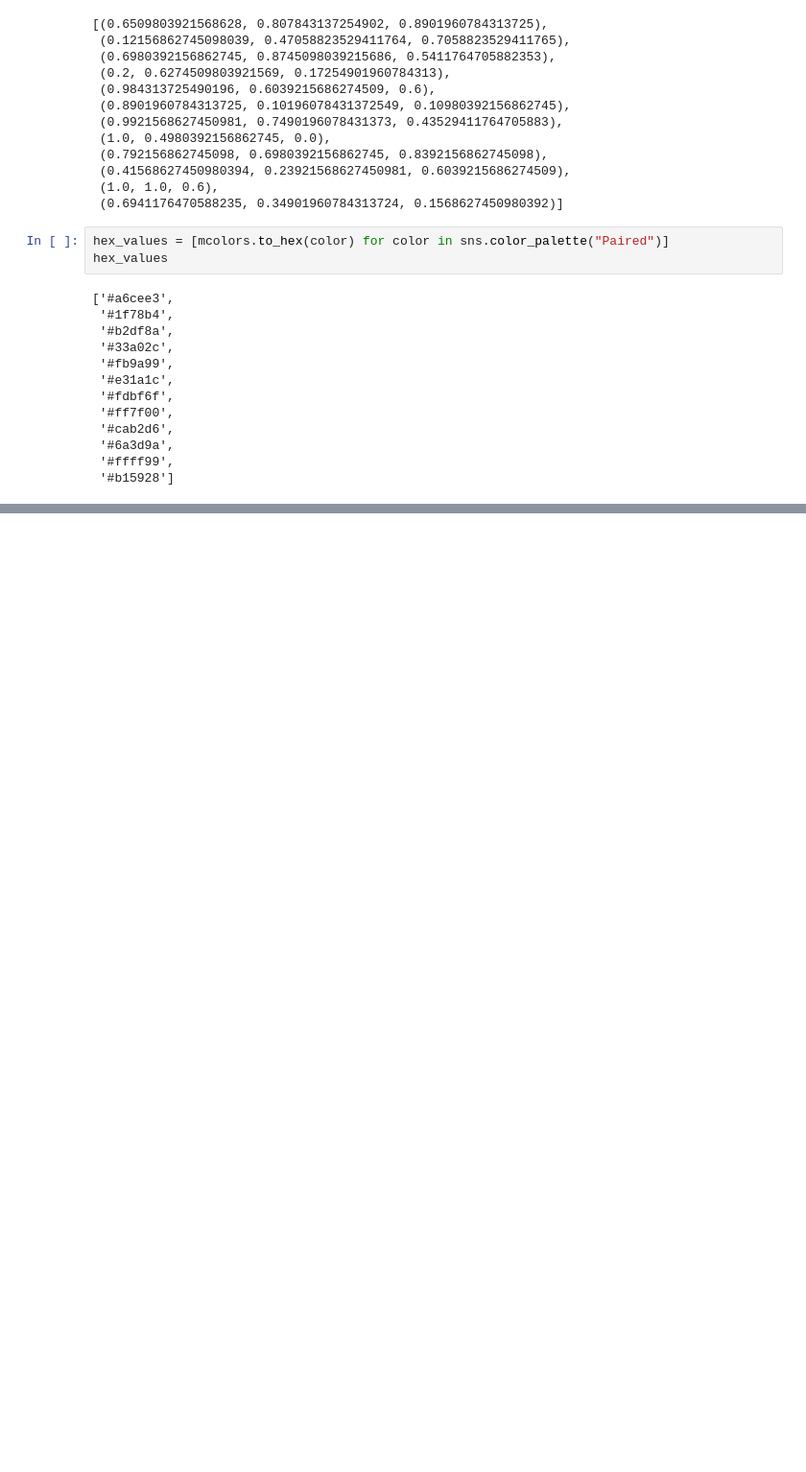
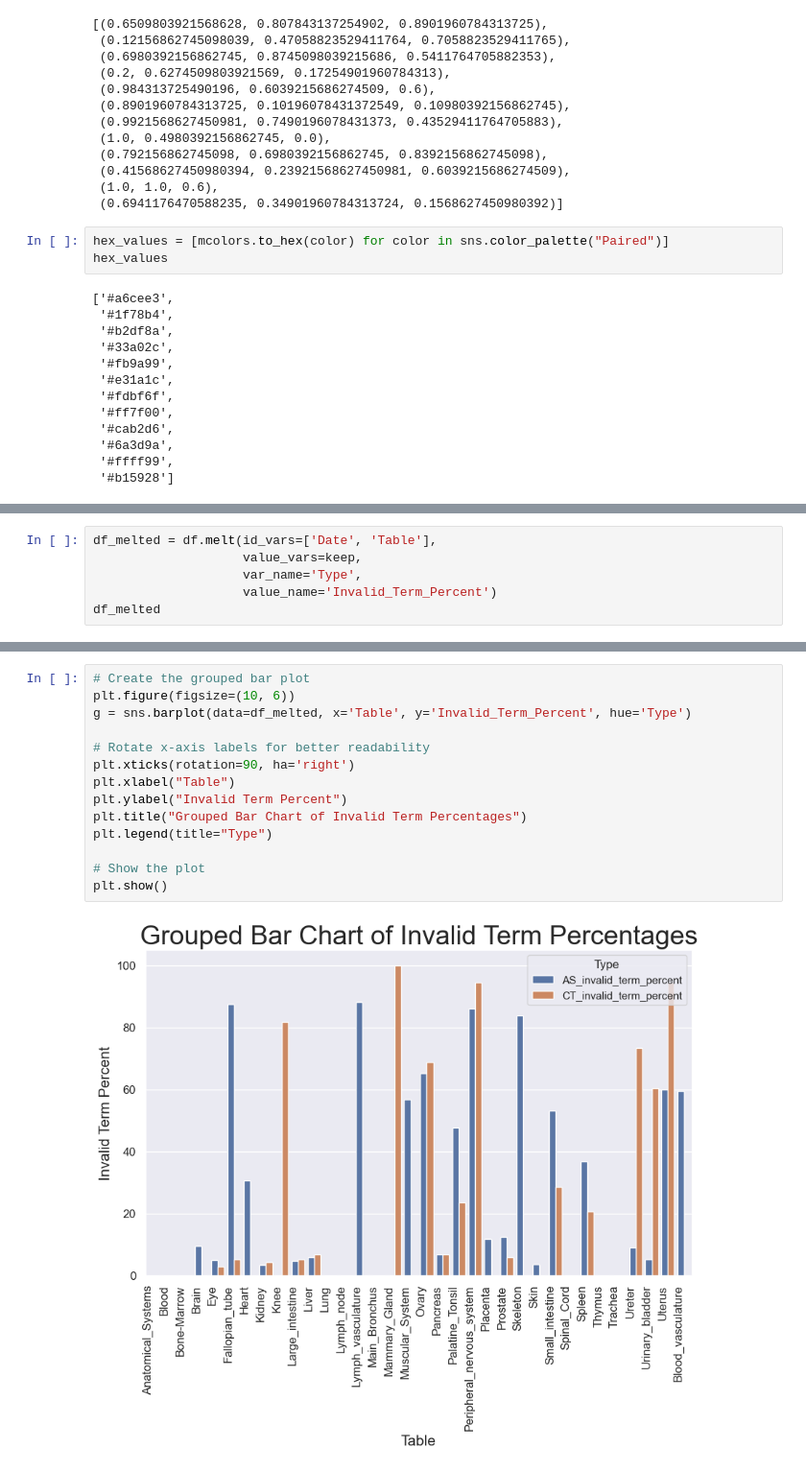
Before and after one commit to cns-iu/hra-kg-supporting-information, a Jupyter notebook: notebooks/hra-kg-technical-validation.ipynb, the cells around one changed output, grey strips where cells are left out. Shown at 96% size. Saved outputs shown, nothing was run; the diff lists cells and outputs as text; blank space fills up the shorter version.

```diff
--- a/notebooks/hra-kg-technical-validation.ipynb
+++ b/notebooks/hra-kg-technical-validation.ipynb
@@ -603,0 +616,6 @@ hex_values
+# %%
+df_melted = df.melt(id_vars=['Date', 'Table'],
+                    value_vars=keep,
+                    var_name='Type',
+                    value_name='Invalid_Term_Percent')
+df_melted
@@ -603,0 +636,16 @@ hex_values
+# %%
+# Create the grouped bar plot
+plt.figure(figsize=(10, 6))
+g = sns.barplot(data=df_melted, x='Table', y='Invalid_Term_Percent', hue='Type')
+
+# Rotate x-axis labels for better readability
+plt.xticks(rotation=90, ha='right')
+plt.xlabel("Table")
+plt.ylabel("Invalid Term Percent")
+plt.title("Grouped Bar Chart of Invalid Term Percentages")
+plt.legend(title="Type")
+
+# Show the plot
+plt.show()
+# %% [output]
+[figure, added]
```
Also changed, not shown: parts of 11 cells of this notebook, 1 other file.
